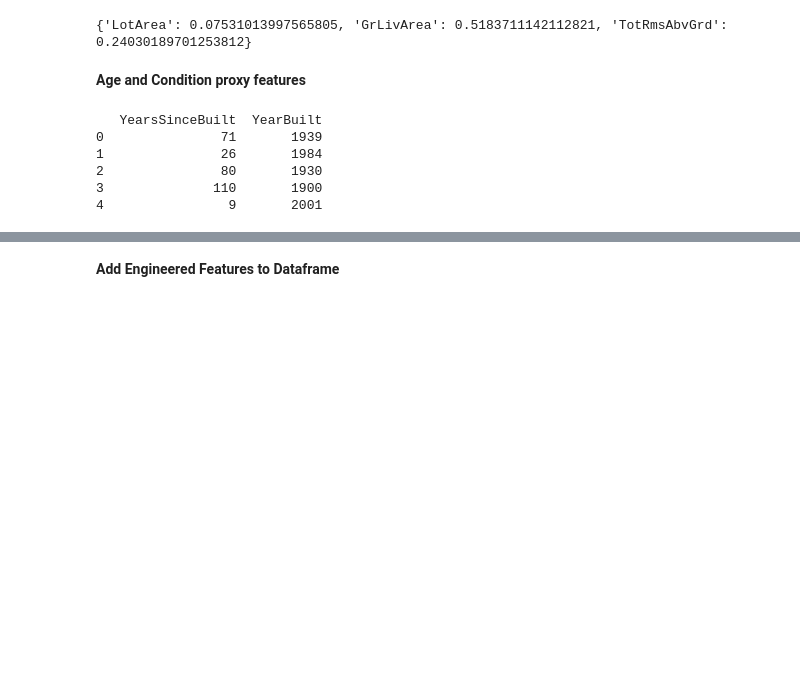
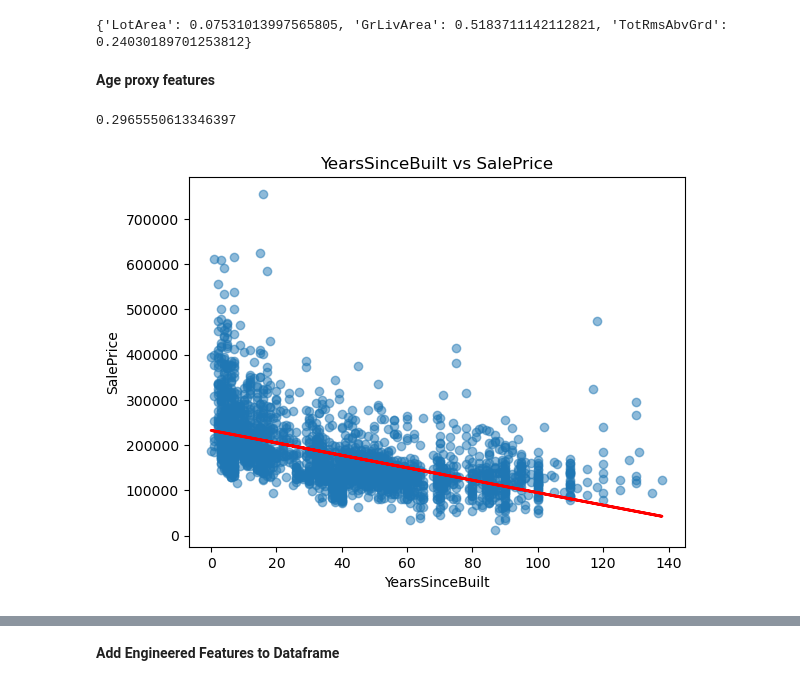
Before and after one commit to bassoonelephant/ames, a Jupyter notebook: 2-ames-LR.ipynb, the cells around one changed output, grey strips where cells are left out. Saved outputs shown, nothing was run; the diff lists cells and outputs as text; code cells hidden in the pictures; blank space fills up the shorter version.

Commit message:
Test age and condition proxy features

```diff
--- a/2-ames-LR.ipynb
+++ b/2-ames-LR.ipynb
@@ -197,16 +171,16 @@ features_size = ['LotArea', 'GrLivArea', 'TotRmsAbvGrd']
 scores = {}
 for feature in features_size:
     # Fit the model
-    lr.fit(predictors_eng[[feature]], target)
+    lr.fit(predictors[[feature]], target)
 
     # Record scores
-    scores[feature] = lr.score(predictors_eng[[feature]], target)
+    scores[feature] = lr.score(predictors[[feature]], target)
 
     # Create scatter plot
-    plt.scatter(predictors_eng[[feature]], target, alpha=0.5)
+    plt.scatter(predictors[[feature]], target, alpha=0.5)
 
     # Plot the regression line
-    plt.plot(predictors_eng[[feature]], lr.predict(predictors_eng[[feature]]), color='red', linewidth=2)
+    plt.plot(predictors[[feature]], lr.predict(predictors[[feature]]), color='red', linewidth=2)
 
     # Label the plot
     plt.title(f'{feature} vs SalePrice')
@@ -224,17 +198,32 @@ print(scores)
 [figure]
 {'LotArea': 0.07531013997565805, 'GrLivArea': 0.5183711142112821, 'TotRmsAbvGrd': 0.24030189701253812}
 # %% [markdown]
-**Age and Condition proxy features**
+**Age proxy features**
 # %%
-# Create a new feature representing age of house from year built to today
-predictors
-
-predictors_eng['YearsSinceBuilt'] = max(predictors['YearBuilt']) - predictors['YearBuilt']
-print(predictors_eng[['YearsSinceBuilt', 'YearBuilt']].head())
+# Create a new feature representing YearsSinceBuilt
+age = max(predictors['YearBuilt']) - predictors['YearBuilt']
+temp = pd.DataFrame({'YearsSinceBuilt': age})
-# %% [output]
-   YearsSinceBuilt  YearBuilt
-0               71       1939
-1               26       1984
-2               80       1930
-3              110       1900
-4                9       2001
+# %%
+# Fit the model
+lr.fit(temp, target)
+
+# Show the R^2 score
+lr.score(temp, target)
+# %% [output]
+0.2965550613346397
+# %%
+# Create scatter plot
+plt.scatter(temp['YearsSinceBuilt'], target, alpha=0.5)
+
+# Plot the regression line
+plt.plot(temp['YearsSinceBuilt'], lr.predict(temp), color='red', linewidth=2)
+
+# Label the plot
+plt.title('YearsSinceBuilt vs SalePrice')
+plt.xlabel('YearsSinceBuilt')
+plt.ylabel('SalePrice')
+
+# Show the plot
+plt.show()
+# %% [output]
+[figure, added]
```
Also changed, not shown: parts of 10 cells of this notebook.
